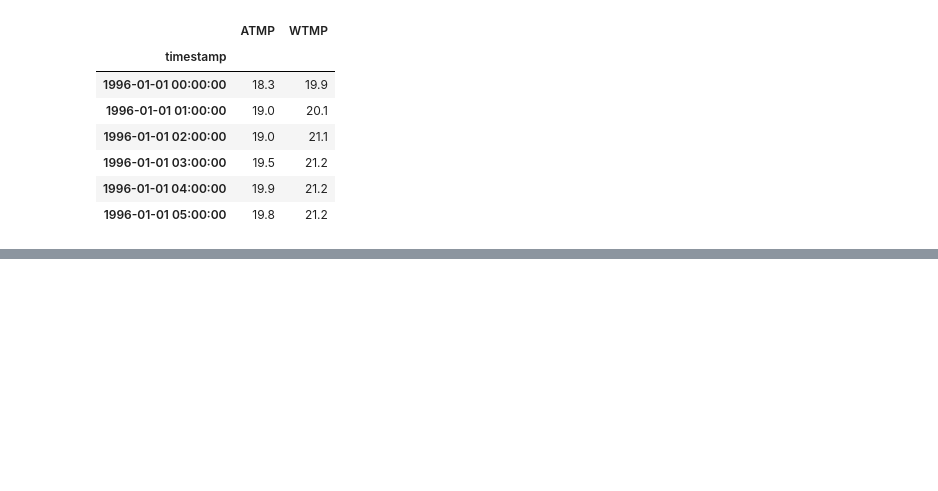
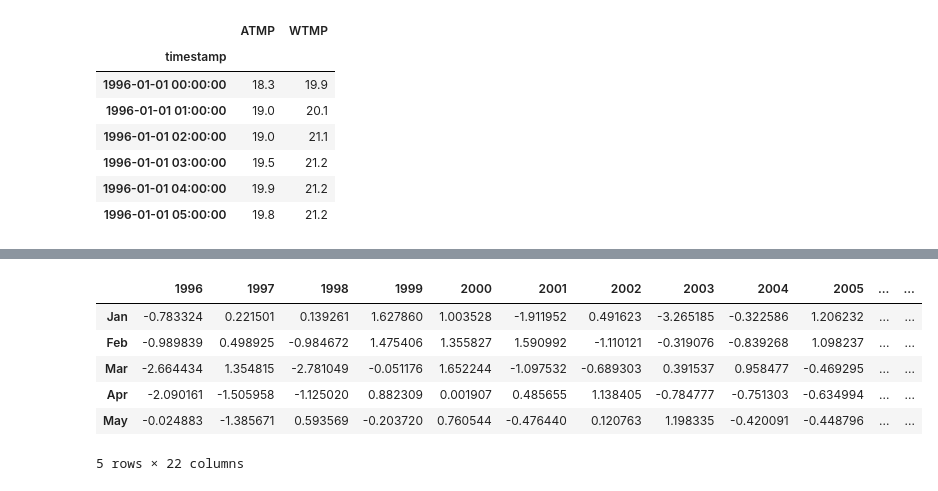
Before and after one commit to jxfischer/buoy-data-analysis, a Jupyter notebook: code/Monthly Analysis.ipynb, the cells around one changed output, grey strips where cells are left out. Saved outputs shown, nothing was run; the diff lists cells and outputs as text; code cells hidden in the pictures; blank space fills up the shorter version.

```diff
--- a/code/Monthly Analysis.ipynb
+++ b/code/Monthly Analysis.ipynb
@@ -6,6 +8,6 @@ import matplotlib.pyplot as plt
 # %%
-df=pd.read_csv("../intermediate-data/processed_42040.csv.gz",parse_dates=["timestamp"],
-               index_col="timestamp", usecols=["ATMP","WTMP","timestamp"],header=0)
+BUOYNO=42040
+df=load_preprocessed_file(BUOYNO)
 df = df[df.index.map(lambda x:x.year)!=1995] # drop 1995, which only has december
 df.head(6)
 # %% [output]
@@ -64,0 +22,3 @@ plt.savefig('../results/42040-watertemp-anomly.pdf')
+# %%
+monthly=get_monthly_averages(df)
+monthly.head()
@@ -64,0 +32,11 @@ plt.savefig('../results/42040-watertemp-anomly.pdf')
+# %%
+all_months_air = compute_anomalies(monthly, 'ATMP')
+all_months_air.head()
+# %% [output]
+|  | 1996 | 1997 | 1998 | 1999 | 2000 | 2001 | 2002 | 2003 | 2004 | 2005 | ... | ... |
+| Jan | -0.783324 | 0.221501 | 0.139261 | 1.627860 | 1.003528 | -1.911952 | 0.491623 | -3.265185 | -0.322586 | 1.206232 | ... | ... |
+| Feb | -0.989839 | 0.498925 | -0.984672 | 1.475406 | 1.355827 | 1.590992 | -1.110121 | -0.319076 | -0.839268 | 1.098237 | ... | ... |
+| Mar | -2.664434 | 1.354815 | -2.781049 | -0.051176 | 1.652244 | -1.097532 | -0.689303 | 0.391537 | 0.958477 | -0.469295 | ... | ... |
+| Apr | -2.090161 | -1.505958 | -1.125020 | 0.882309 | 0.001907 | 0.485655 | 1.138405 | -0.784777 | -0.751303 | -0.634994 | ... | ... |
+| May | -0.024883 | -1.385671 | 0.593569 | -0.203720 | 0.760544 | -0.476440 | 0.120763 | 1.198335 | -0.420091 | -0.448796 | ... | ... |
+5 rows × 22 columns
```
Also changed, not shown: parts of 8 cells of this notebook, 3 other files.
